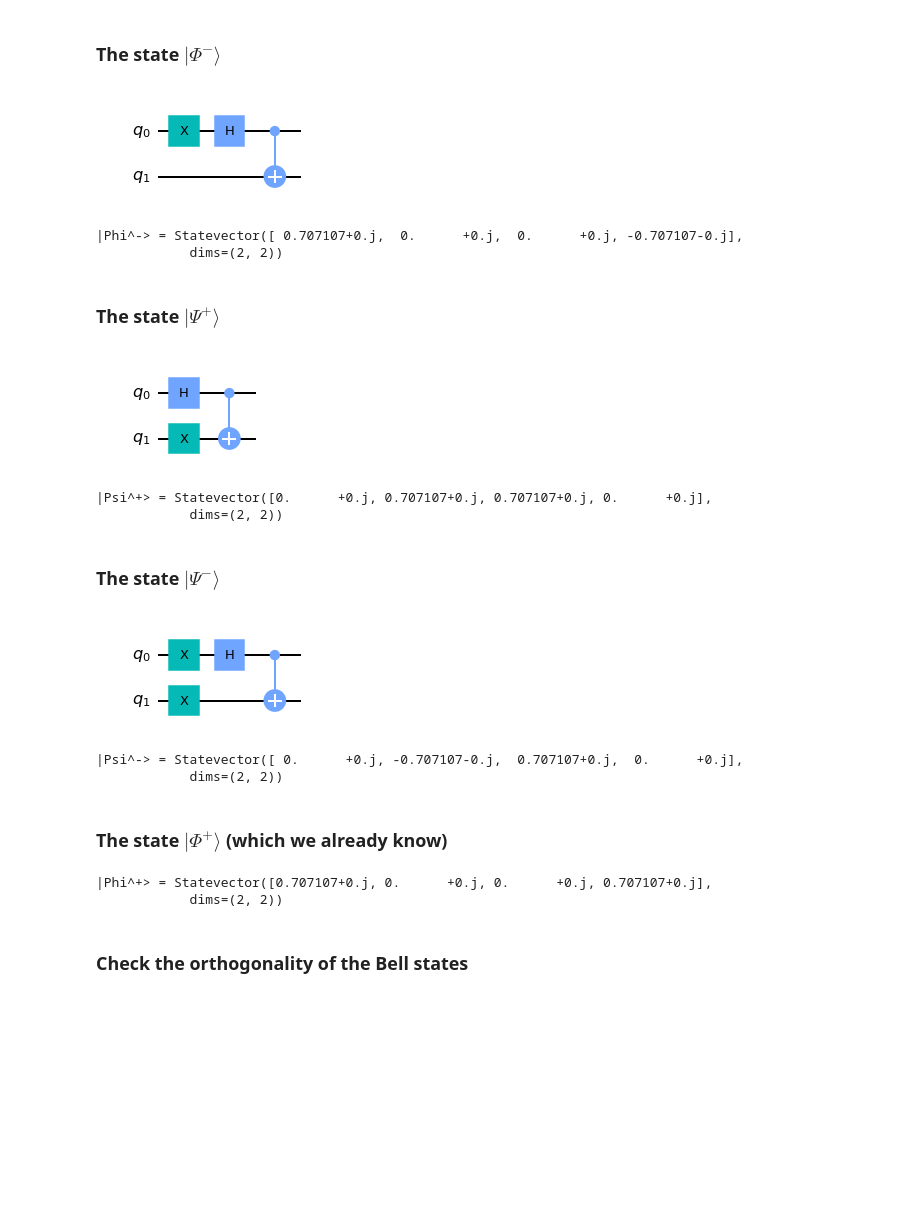
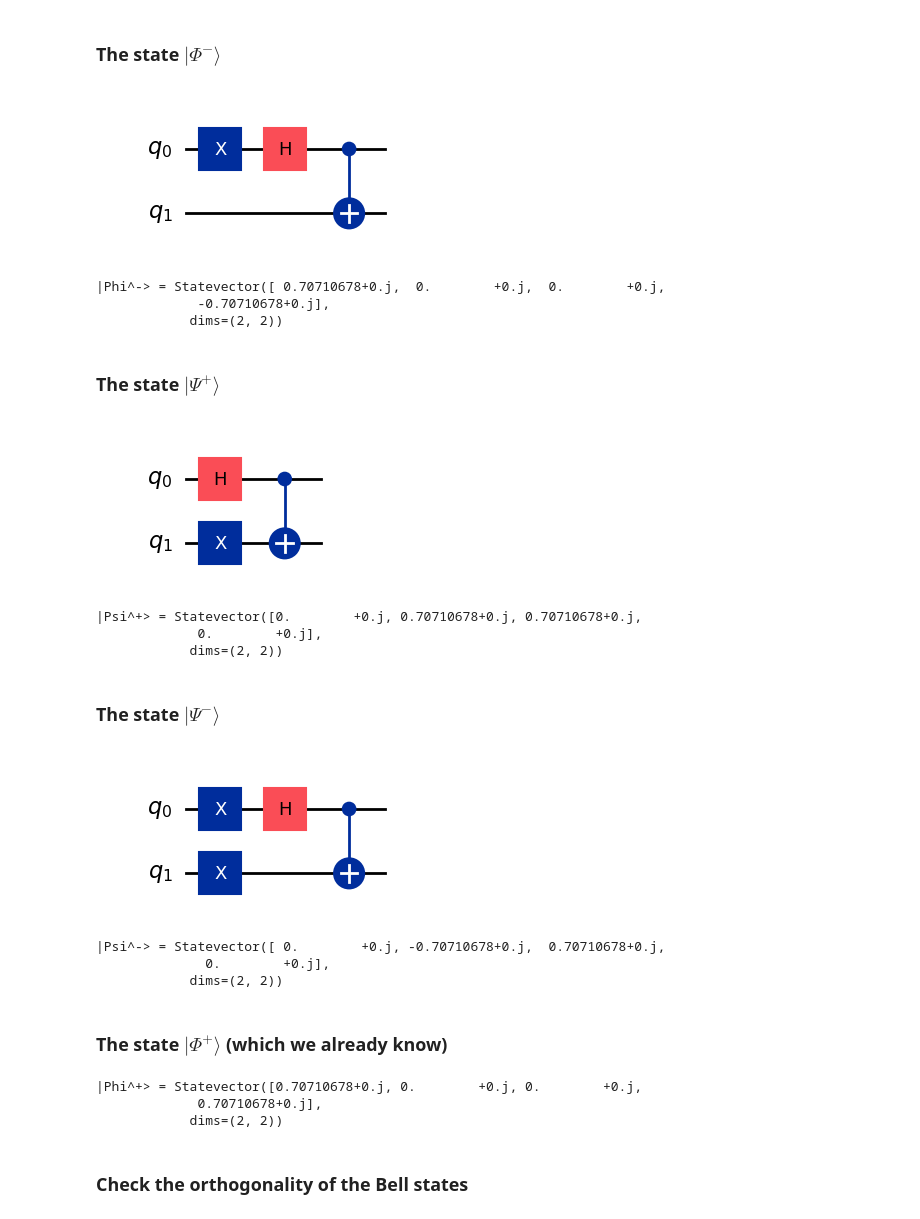
Before and after one commit to kuehnste/QiskitTutorial, a Jupyter notebook: Exercise 1 (with solutions).ipynb, the cells around one changed output. Cells and saved outputs as stored; diff of their text form; code cells hidden in the pictures; blank space fills up the shorter version.

```diff
--- a/Exercise 1 (with solutions).ipynb
+++ b/Exercise 1 (with solutions).ipynb
@@ -110,18 +109,19 @@ def run_on_statevector_simulator(quantum_circuit, decimals=6):
 qc_phi_minus = QuantumCircuit(2)
 qc_phi_minus.x(0)
 qc_phi_minus.h(0)
-qc_phi_minus.cnot(0,1)
+qc_phi_minus.cx(0,1)
 qc_phi_minus.draw('mpl')
 # %% [output]
-[figure, old version]
+[figure, new version]
 # %%
 # To obtain the statevector, we run on Aer's state vector simulator. Note, that there is no measurement at the end
 # when running on the state vector simulator, as otherwise the state would collapse onto one of the computational
 # basis states and we do not get the actual state vector prepared by the circuit
-phi_minus_state = run_on_statevector_simulator(qc_phi_minus)
+phi_minus_state = get_statevector(qc_phi_minus)
 print('|Phi^-> =', phi_minus_state)
 # %% [output]
-|Phi^-> = Statevector([ 0.707107+0.j,  0.      +0.j,  0.      +0.j, -0.707107-0.j],
+|Phi^-> = Statevector([ 0.70710678+0.j,  0.        +0.j,  0.        +0.j,
+             -0.70710678+0.j],
             dims=(2, 2))
 # %% [markdown]
 ### The state $|\Psi^+\rangle$
@@ -130,33 +130,35 @@ print('|Phi^-> =', phi_minus_state)
 qc_psi_plus = QuantumCircuit(2)
 qc_psi_plus.x(1)
 qc_psi_plus.h(0)
-qc_psi_plus.cnot(0,1)
+qc_psi_plus.cx(0,1)
 qc_psi_plus.draw('mpl')
 # %% [output]
-[figure, old version]
+[figure, new version]
 # %%
-psi_plus_state = run_on_statevector_simulator(qc_psi_plus)
+psi_plus_state = get_statevector(qc_psi_plus)
 print('|Psi^+> =', psi_plus_state)
 # %% [output]
-|Psi^+> = Statevector([0.      +0.j, 0.707107+0.j, 0.707107+0.j, 0.      +0.j],
+|Psi^+> = Statevector([0.        +0.j, 0.70710678+0.j, 0.70710678+0.j,
+             0.        +0.j],
             dims=(2, 2))
 # %% [markdown]
 ### The state $|\Psi^-\rangle$
 # %%
 # Let us first prepare the Psi^- state
 qc_psi_minus = QuantumCircuit(2)
 qc_psi_minus.x(0)
 qc_psi_minus.x(1)
 qc_psi_minus.h(0)
-qc_psi_minus.cnot(0,1)
+qc_psi_minus.cx(0,1)
 qc_psi_minus.draw('mpl')
 # %% [output]
-[figure, old version]
+[figure, new version]
 # %%
-psi_minus_state = run_on_statevector_simulator(qc_psi_minus)
+psi_minus_state = get_statevector(qc_psi_minus)
 print('|Psi^-> =', psi_minus_state)
 # %% [output]
-|Psi^-> = Statevector([ 0.      +0.j, -0.707107-0.j,  0.707107+0.j,  0.      +0.j],
+|Psi^-> = Statevector([ 0.        +0.j, -0.70710678+0.j,  0.70710678+0.j,
+              0.        +0.j],
             dims=(2, 2))
 # %% [markdown]
 ### The state $|\Phi^+\rangle$ (which we already know)
@@ -164,12 +166,13 @@ print('|Psi^-> =', psi_minus_state)
 # Let us first prepare the Phi^+ state
 qc_phi_plus = QuantumCircuit(2)
 qc_phi_plus.h(0)
-qc_phi_plus.cnot(0,1)
+qc_phi_plus.cx(0,1)
 qc_phi_plus.draw('mpl')
-phi_plus_state = run_on_statevector_simulator(qc_phi_plus)
+phi_plus_state = get_statevector(qc_phi_plus)
 print('|Phi^+> =', phi_plus_state)
 # %% [output]
-|Phi^+> = Statevector([0.707107+0.j, 0.      +0.j, 0.      +0.j, 0.707107+0.j],
+|Phi^+> = Statevector([0.70710678+0.j, 0.        +0.j, 0.        +0.j,
+             0.70710678+0.j],
             dims=(2, 2))
 # %% [markdown]
 ### Check the orthogonality of the Bell states
```
Also changed, not shown: parts of 8 cells of this notebook, 1 other file.
